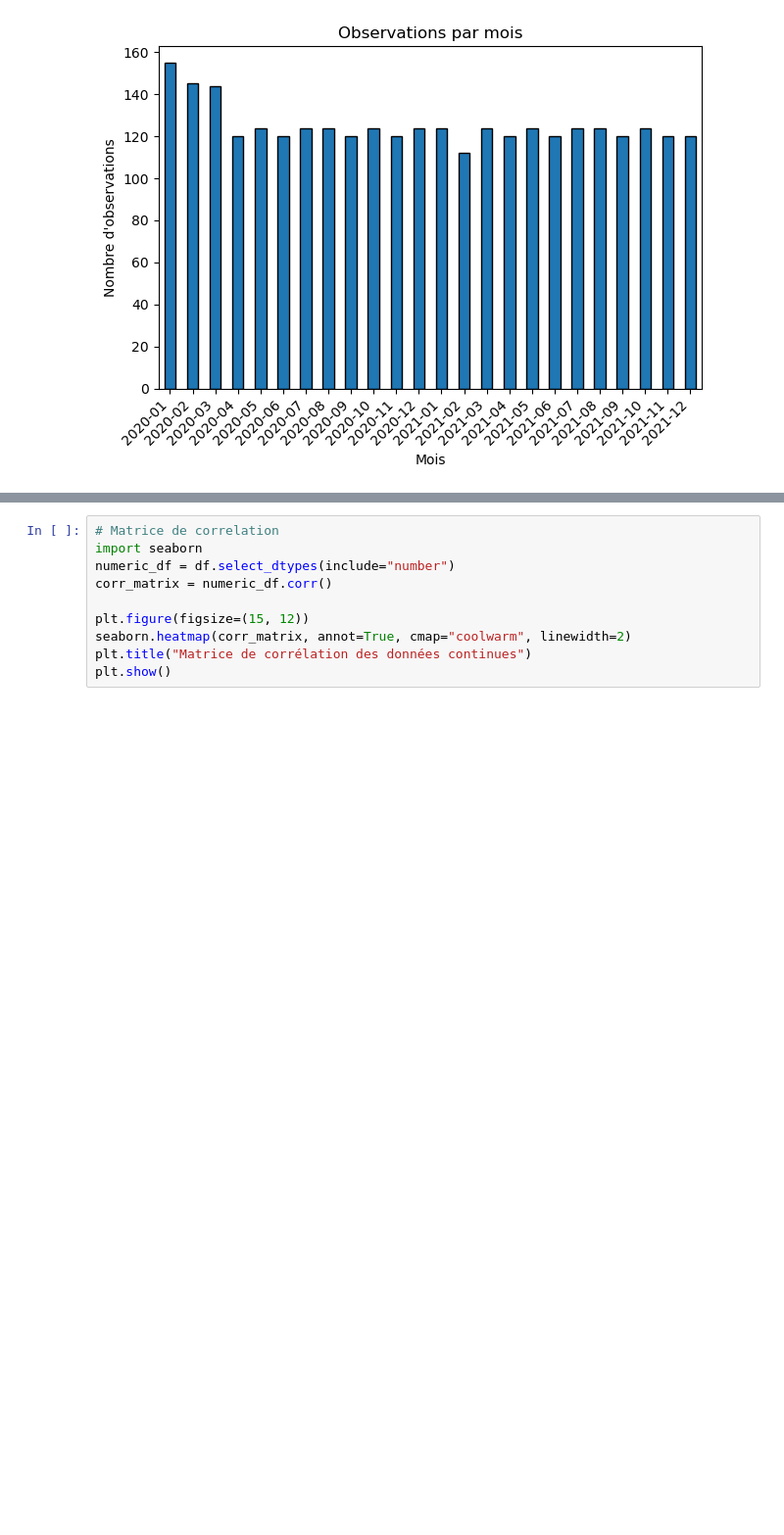
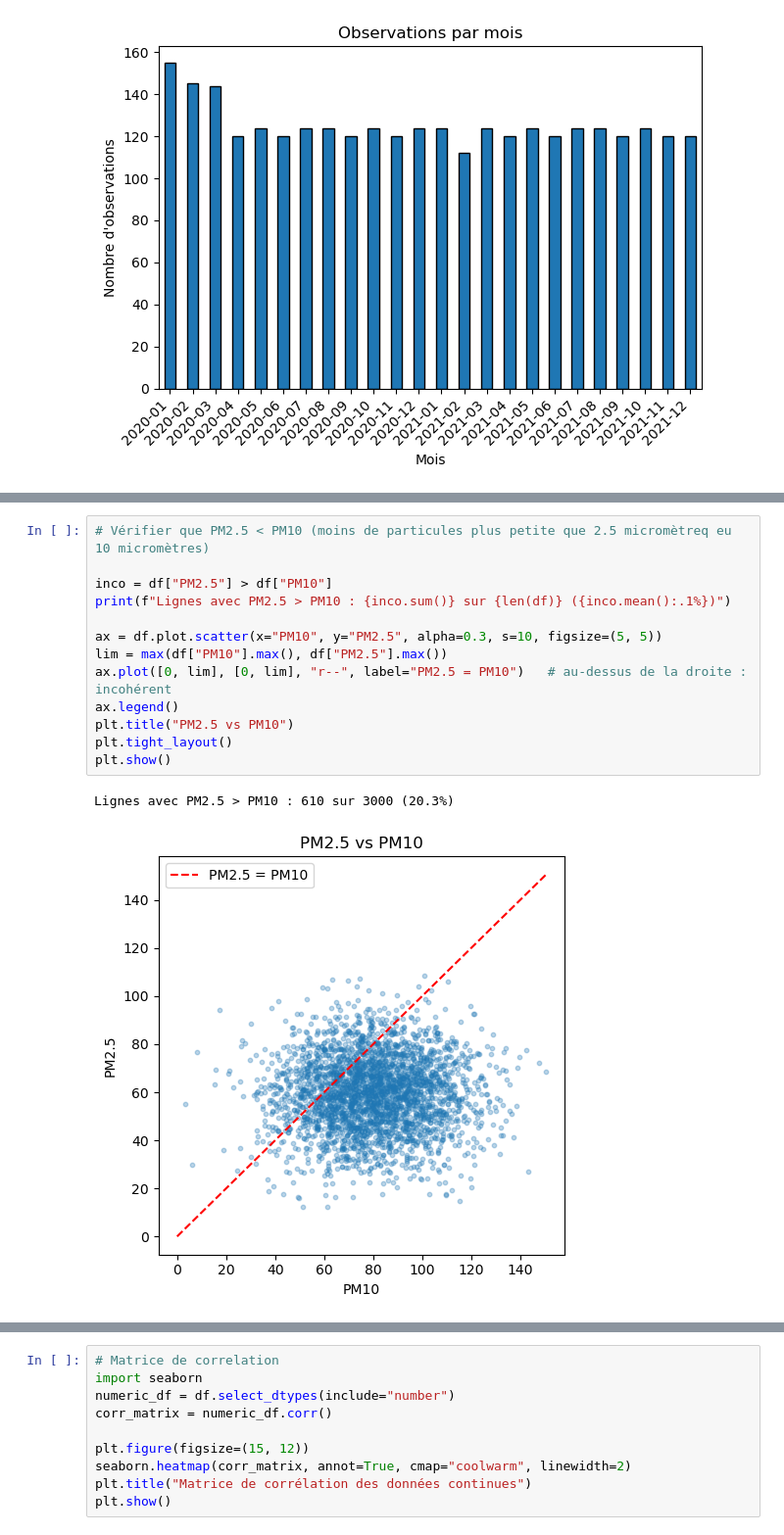
Before and after one commit to AnnaGrn/Projet_Diabetes, a Jupyter notebook: Projet qualité de l'air.ipynb, the cells around one changed output, grey strips where cells are left out. Shown at 98% size. Drawn from its saved outputs; the diff is of its cells as text; blank space fills up the shorter version.

```diff
--- a/Projet qualité de l'air.ipynb
+++ b/Projet qualité de l'air.ipynb
@@ -211,0 +277,16 @@ Lignes partageant la même région et la même date : 807
+# %%
+# Vérifier que PM2.5 < PM10 (moins de particules plus petite que 2.5 micromètreq eu 10 micromètres)
+
+inco = df["PM2.5"] > df["PM10"]
+print(f"Lignes avec PM2.5 > PM10 : {inco.sum()} sur {len(df)} ({inco.mean():.1%})")
+
+ax = df.plot.scatter(x="PM10", y="PM2.5", alpha=0.3, s=10, figsize=(5, 5))
+lim = max(df["PM10"].max(), df["PM2.5"].max())
+ax.plot([0, lim], [0, lim], "r--", label="PM2.5 = PM10")   # au-dessus de la droite : incohérent
+ax.legend()
+plt.title("PM2.5 vs PM10")
+plt.tight_layout()
+plt.show()
+# %% [output]
+Lignes avec PM2.5 > PM10 : 610 sur 3000 (20.3%)
+[figure, added]
```
Also changed, not shown: parts of 34 cells of this notebook.
